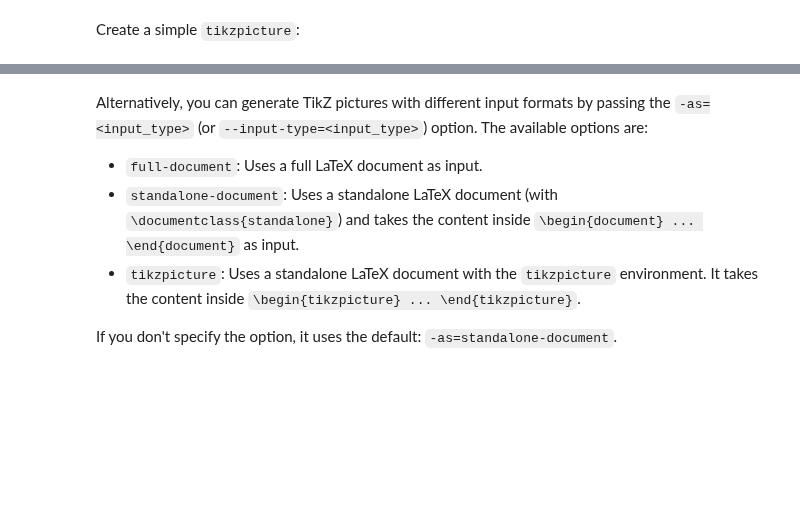
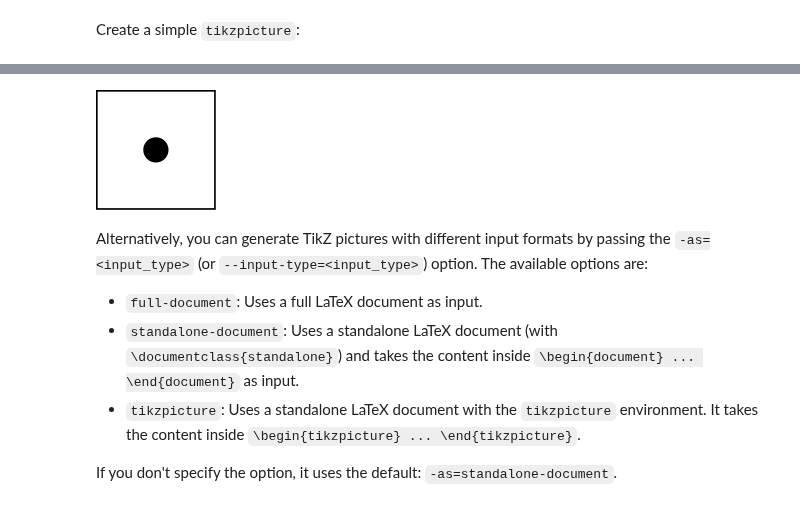
Before and after one commit to lucaslrodri/jupyter-tikz, a Jupyter notebook: GettingStarted.ipynb, the cells around one changed output, grey strips where cells are left out. Drawn from its saved outputs; the diff is of its cells as text; code cells hidden in the pictures; blank space fills up the shorter version.

```diff
--- a/GettingStarted.ipynb
+++ b/GettingStarted.ipynb
@@ -128,6 +128,12 @@ Create a simple `tikzpicture`:
 \end{tikzpicture}
 # %% [output]
 [drawing not drawn]
+# %%
+ %%tikz -as=tikzpicture --rasterize --dpi=300 -l=arrows,automata -S=assets/dot_in_frame
+\draw (0,0) rectangle (1,1);
+\filldraw (0.5,0.5) circle (.1);
+# %% [output]
+[figure, added]
 # %% [markdown]
 Alternatively, you can generate TikZ pictures with different input formats by passing the `-as=<input_type>` (or `--input-type=<input_type>`) option. The available options are:
 
```
Also changed, not shown: 19 other files.
